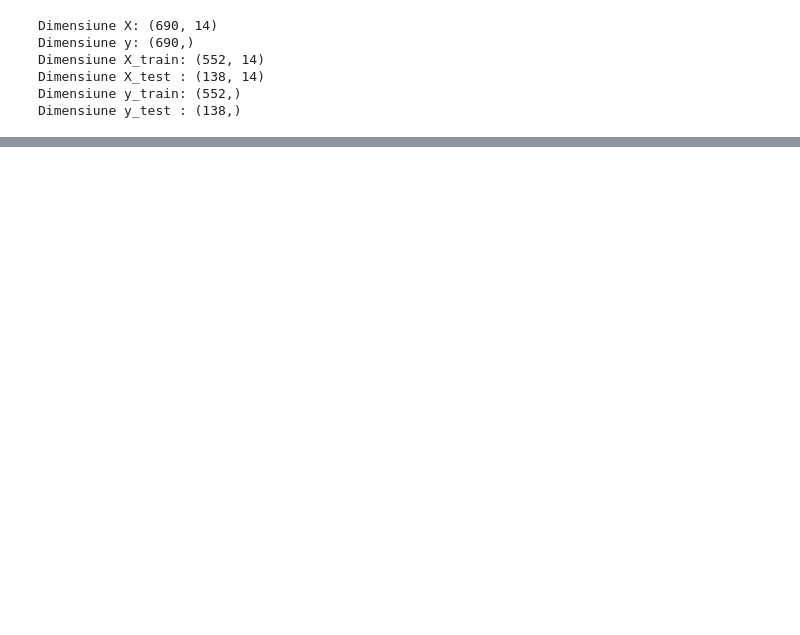
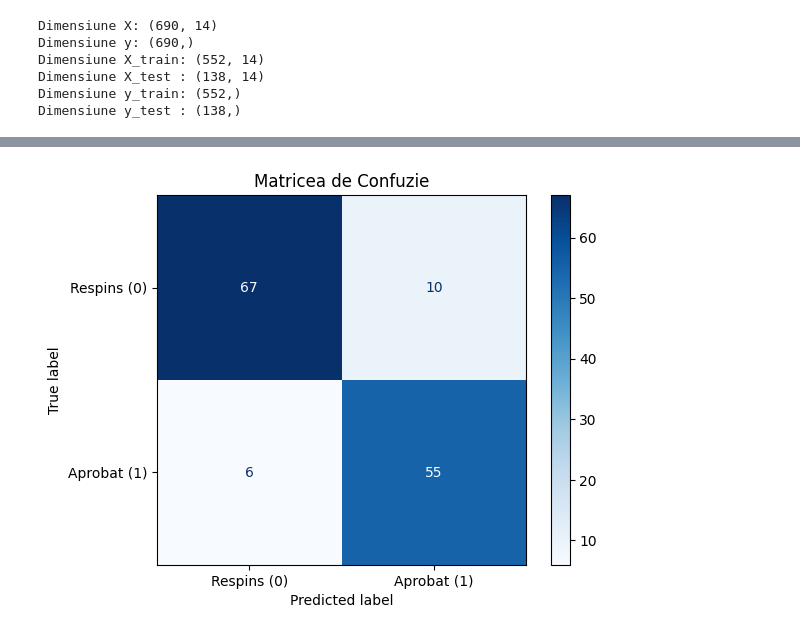
Before and after one commit to Andreiyiii/Australian-Credit-Approval, a Jupyter notebook: preprocess+train.ipynb, the cells around one changed output, grey strips where cells are left out. Saved outputs shown, nothing was run; the diff lists cells and outputs as text; code cells hidden in the pictures; blank space fills up the shorter version.

Commit message:
confusion matrix

```diff
--- a/preprocess+train.ipynb
+++ b/preprocess+train.ipynb
@@ -49,12 +49,14 @@ Am antrenat un model XGBoost, l-am evaluam cu mai multe metrici si am testat var
 # %%
 import matplotlib.pyplot as plt
 from xgboost import XGBClassifier
-from sklearn.metrics import accuracy_score, f1_score
+from sklearn.metrics import accuracy_score, f1_score, precision_score, recall_score
 
 
 def calc_metrics(y_true, y_pred):
     return {
         'accuracy': accuracy_score(y_true, y_pred),
+        'precision': precision_score(y_true, y_pred),
+        'recall': recall_score(y_true, y_pred),
         'f1': f1_score(y_true, y_pred),
     }
 
@@ -98,6 +100,8 @@ for max_depth in max_depth_values:
                 'n_estimators': n_estimators,
                 'learning_rate': learning_rate,
                 'accuracy': metrics['accuracy'],
+                'precision':metrics['precision'],
+                'recall':metrics['recall'],
                 'f1': metrics['f1'],
             }
             results.append(row)
@@ -110,7 +114,7 @@ for max_depth in max_depth_values:
 results_df = pd.DataFrame(results).sort_values(by='f1', ascending=False)
 
 print('Rezultate (sortate dupa F1):')
-print(results_df)
+print(results_df.to_string(index=False))
 print('\n')
 
 print('Cei mai buni hiperparametri:')
@@ -119,6 +123,8 @@ print(best_params)
 best_metrics = results_df.iloc[0]
 print('\nCele mai bune metrici:')
 print(f"accuracy: {best_metrics['accuracy']}")
+print(f"precision: {best_metrics['precision']}")
+print(f"recall: {best_metrics['recall']}")
 print(f"f1: {best_metrics['f1']}")
 
 # Importanta caracteristicilor pentru modelul cel mai bun
@@ -169,0 +181,11 @@ Am rulat toate combinatiile din grid pentru `max_depth`, `n_estimators` si `lear
+# %%
+from sklearn.metrics import  confusion_matrix, ConfusionMatrixDisplay
+y_pred_best = best_model.predict(x_test)
+cm = confusion_matrix(y_test, y_pred_best)
+
+disp = ConfusionMatrixDisplay(confusion_matrix=cm, display_labels=['Respins (0)', 'Aprobat (1)'])
+disp.plot(cmap='Blues')
+plt.title('Matricea de Confuzie')
+plt.show()
+# %% [output]
+[figure, added]
```
Also changed, not shown: parts of 5 cells of this notebook.
